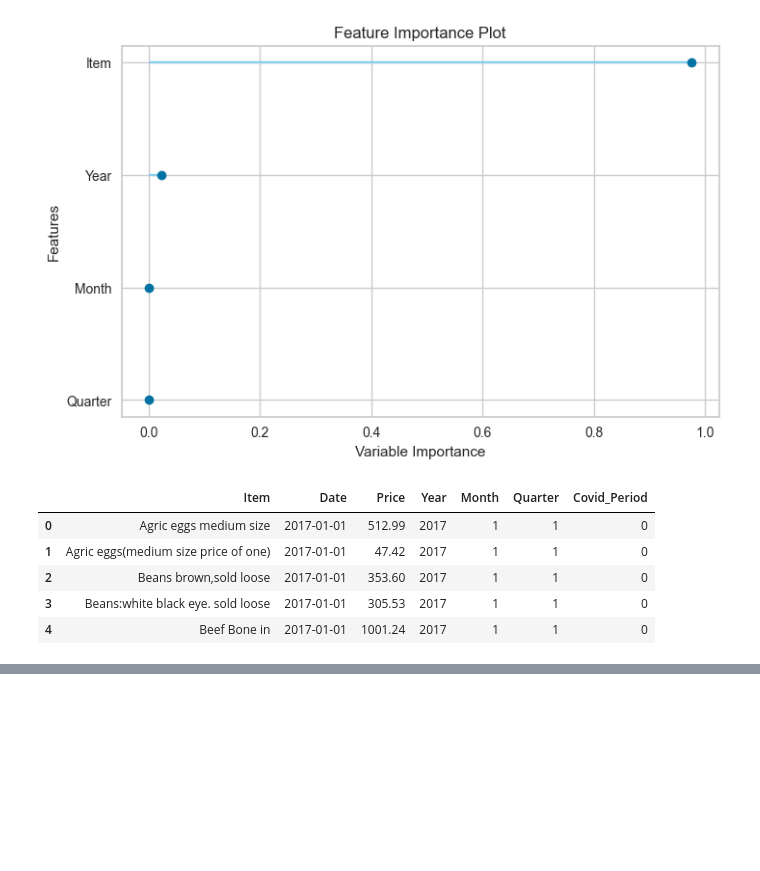
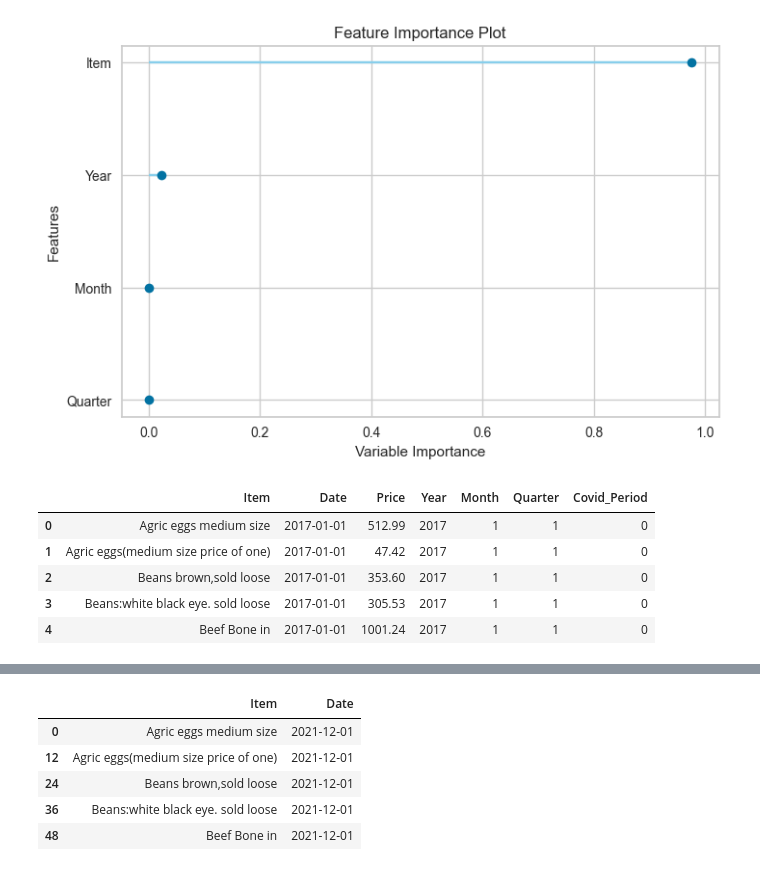
Before and after one commit to LesTobii/food-price-prediction, a Jupyter notebook: FFP_02_modeling.ipynb, the cells around one changed output, grey strips where cells are left out. Cells and saved outputs as stored; diff of their text form; code cells hidden in the pictures; blank space fills up the shorter version.

```diff
--- a/FFP_02_modeling.ipynb
+++ b/FFP_02_modeling.ipynb
@@ -248,0 +445,18 @@ df_engineered.head()
+# %%
+last_date = df_engineered['Date'].max()
+future_dates = pd.date_range(start=last_date + pd.DateOffset(months=1), periods=12, freq='MS')
+items = df_engineered['Item'].unique()
+
+# Create a forecast skeleton
+forecast_df = pd.DataFrame([(item, date) for item in items for date in future_dates],
+                           columns=['Item','Date'])
+
+forecast_df.sort_values(by=['Date', 'Item'], inplace=True)
+forecast_df.head()
+# %% [output]
+|  | Item | Date |
+| 0 | Agric eggs medium size | 2021-12-01 |
+| 12 | Agric eggs(medium size price of one) | 2021-12-01 |
+| 24 | Beans brown,sold loose | 2021-12-01 |
+| 36 | Beans:white black eye. sold loose | 2021-12-01 |
+| 48 | Beef Bone in | 2021-12-01 |
```
Also changed, not shown: parts of 12 cells of this notebook.
